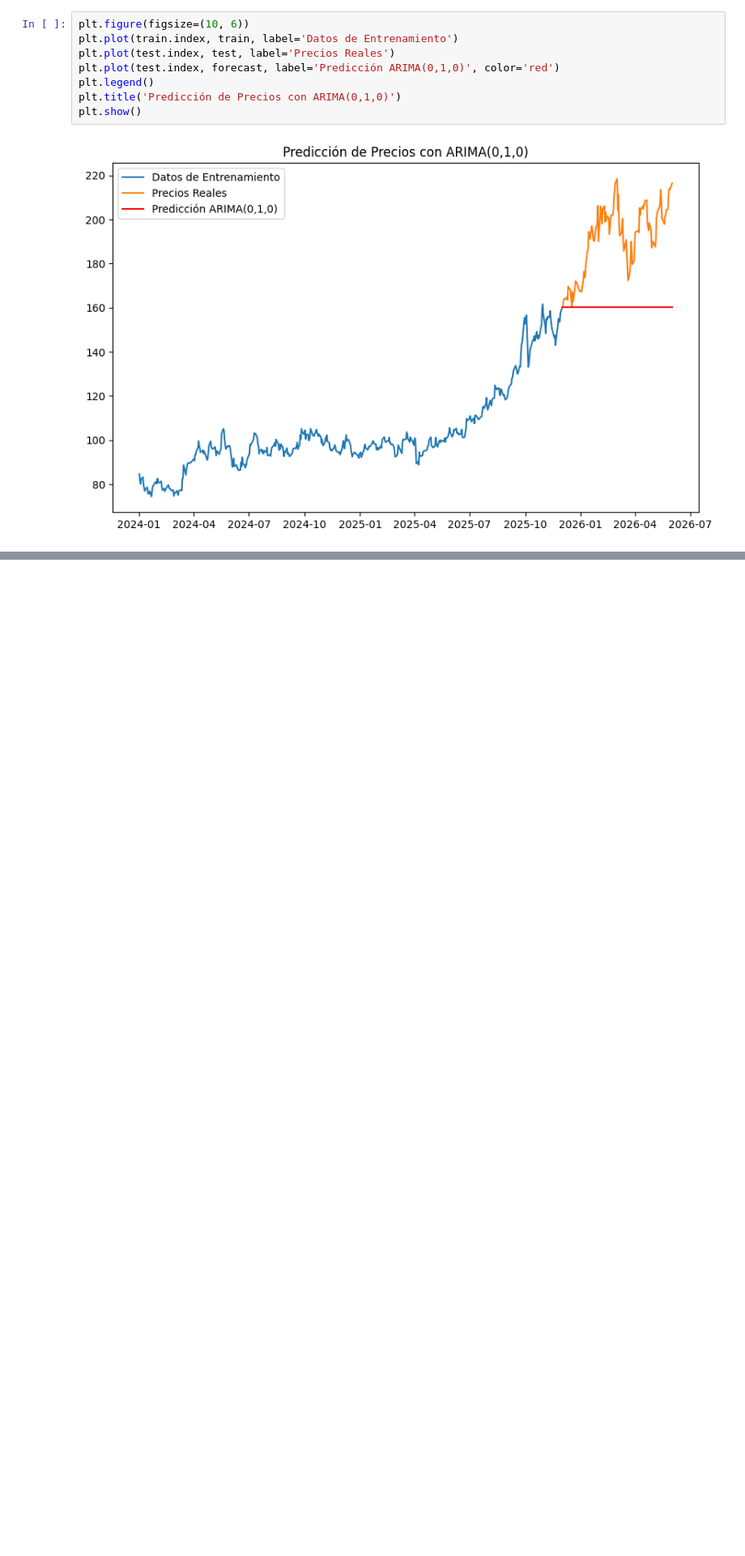
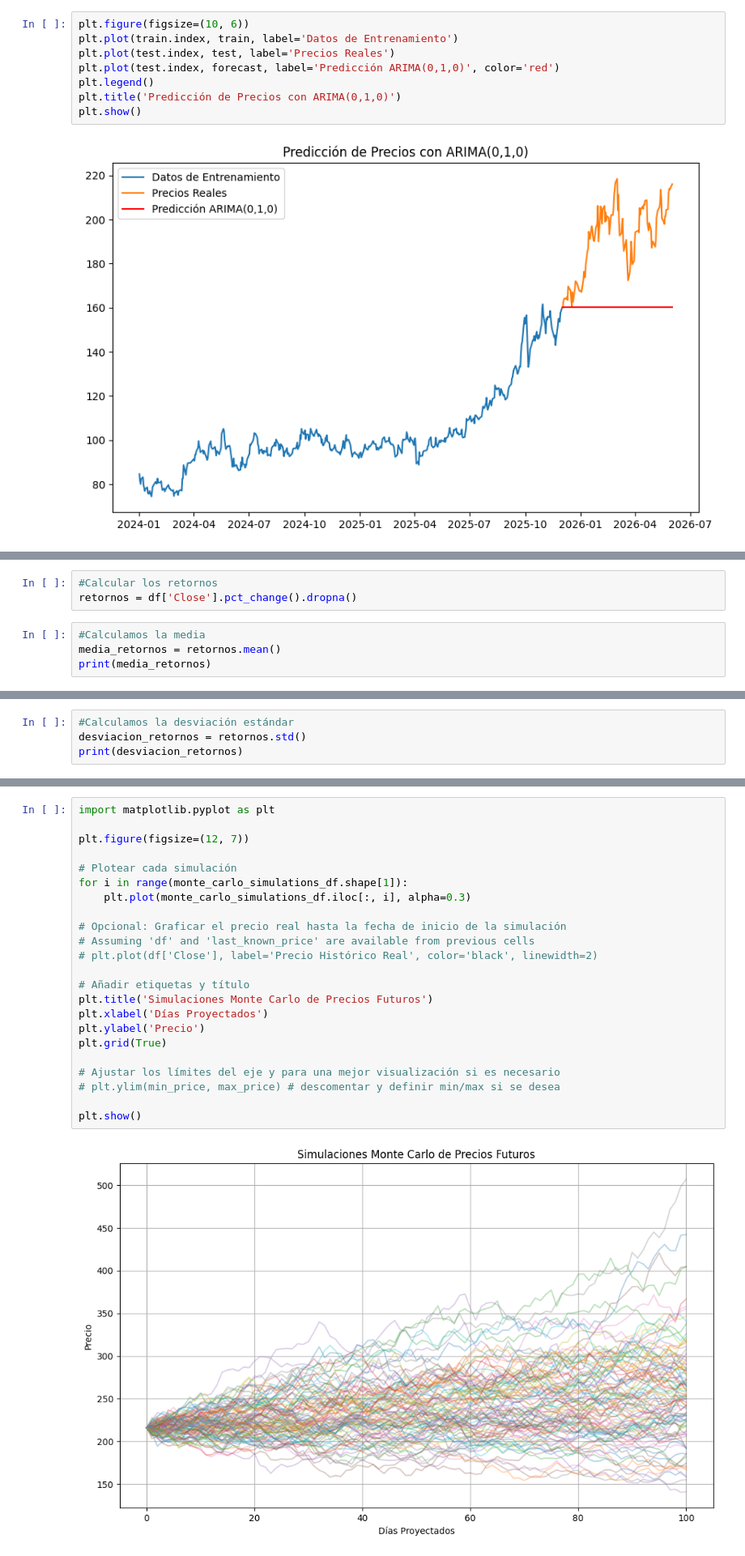
Before and after one commit to MartaPCastillo/Tesis, a Jupyter notebook: Grupo_Mexico.ipynb, the cells around one changed output, grey strips where cells are left out. Shown at 81% size. Cells and saved outputs as stored; diff of their text form; blank space fills up the shorter version.

```diff
--- a/Grupo_Mexico.ipynb
+++ b/Grupo_Mexico.ipynb
@@ -625,0 +617,7 @@ NameError: name 'exp' is not defined
+# %%
+#Calcular los retornos
+retornos = df['Close'].pct_change().dropna()
+# %%
+#Calculamos la media
+media_retornos = retornos.mean()
+print(media_retornos)
@@ -625,0 +626,4 @@ NameError: name 'exp' is not defined
+# %%
+#Calculamos la desviación estándar
+desviacion_retornos = retornos.std()
+print(desviacion_retornos)
@@ -625,0 +687,25 @@ NameError: name 'exp' is not defined
+# %%
+import matplotlib.pyplot as plt
+
+plt.figure(figsize=(12, 7))
+
+# Plotear cada simulación
+for i in range(monte_carlo_simulations_df.shape[1]):
+    plt.plot(monte_carlo_simulations_df.iloc[:, i], alpha=0.3)
+
+# Opcional: Graficar el precio real hasta la fecha de inicio de la simulación
+# Assuming 'df' and 'last_known_price' are available from previous cells
+# plt.plot(df['Close'], label='Precio Histórico Real', color='black', linewidth=2)
+
+# Añadir etiquetas y título
+plt.title('Simulaciones Monte Carlo de Precios Futuros')
+plt.xlabel('Días Proyectados')
+plt.ylabel('Precio')
+plt.grid(True)
+
+# Ajustar los límites del eje y para una mejor visualización si es necesario
+# plt.ylim(min_price, max_price) # descomentar y definir min/max si se desea
+
+plt.show()
+# %% [output]
+[figure, added]
```
Also changed, not shown: parts of 31 cells of this notebook.
